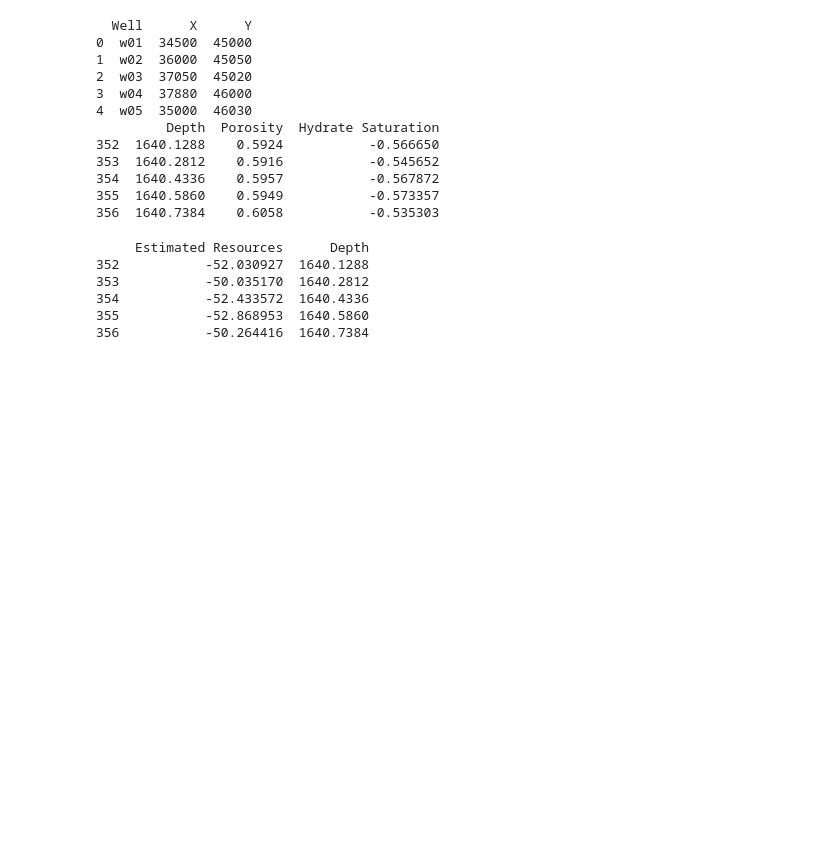
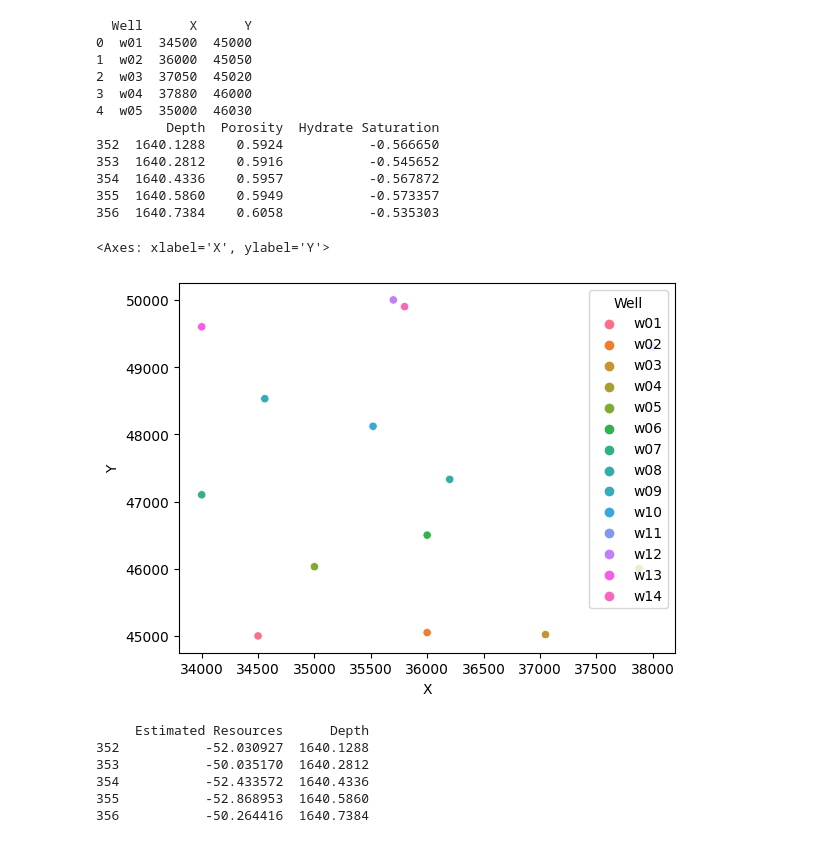
Before and after one commit to zivmax/model-2024c, a Jupyter notebook: main.ipynb, the cells around one changed output. Drawn from its saved outputs; the diff is of its cells as text; code cells hidden in the pictures; blank space fills up the shorter version.

Commit message:
Add plot of the well locations

```diff
--- a/main.ipynb
+++ b/main.ipynb
@@ -52,3 +50,9 @@ print(sensor_data_list[0].head())  # Display the first few rows to verify it's l
+# %%
+# Plot the well's locations
+sns.scatterplot(data=well_loc, x='X', y='Y')
+# %% [output]
+<Axes: xlabel='X', ylabel='Y'>
+[figure, added]
 # %%
 def estimate_resource(sensor_data: pd.Series):
 	"""Estimate the resource at a given location based on sensor data"""
```
Also changed, not shown: parts of 1 cell of this notebook.
